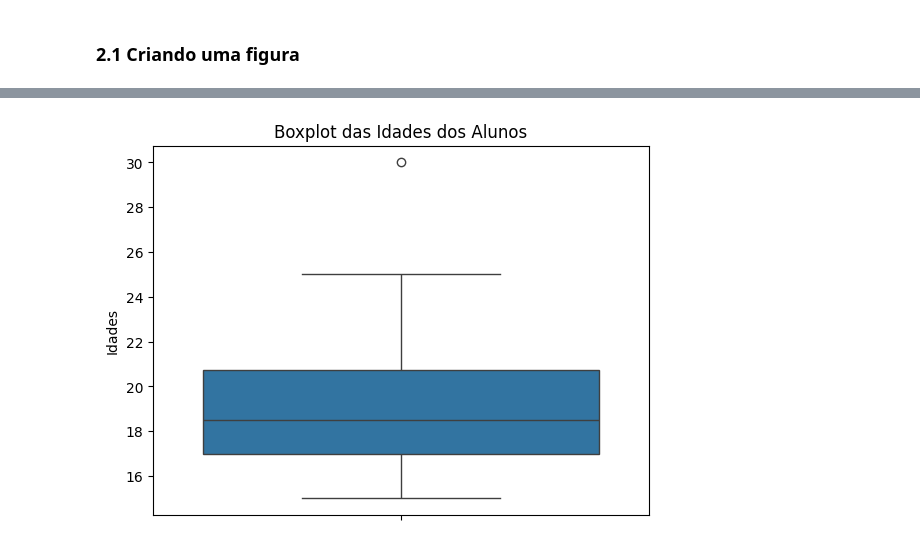
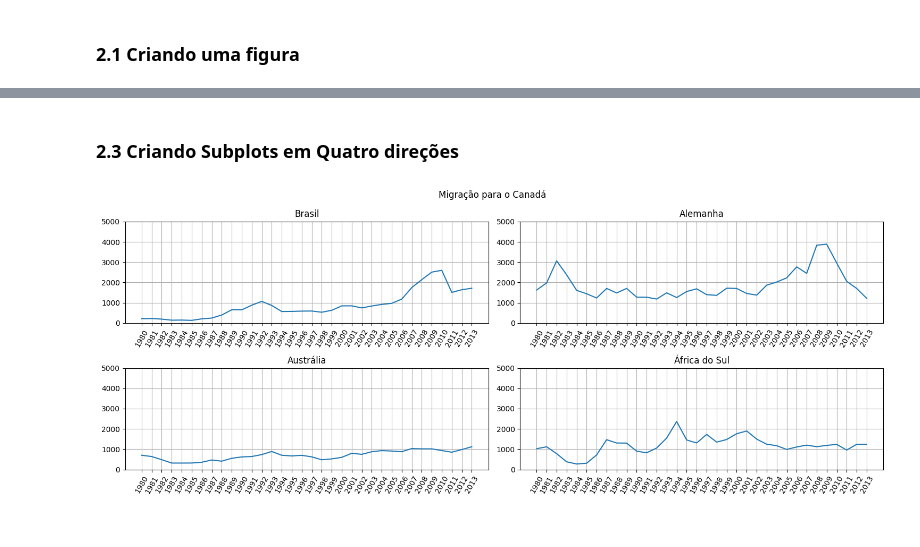
Before and after one commit to KaelDucatti/estudos-ds, a Jupyter notebook: data_visualization/01_criando_graficos_com_bibliotecas_py/classes.ipynb, the cells around one changed output, grey strips where cells are left out. Drawn from its saved outputs; the diff is of its cells as text; code cells hidden in the pictures.

```diff
--- a/data_visualization/01_criando_graficos_com_bibliotecas_py/classes.ipynb
+++ b/data_visualization/01_criando_graficos_com_bibliotecas_py/classes.ipynb
@@ -287,16 +224,32 @@ plt.show()
-# %%
-import matplotlib.pyplot as plt
-import seaborn as sns
-
-# Dados de exemplo
-idades = [15, 16, 16, 16, 17, 17, 18, 18, 18, 19, 19, 19, 20, 21, 22, 23, 25, 30]
-
-# Criando o boxplot
-sns.boxplot(data=idades)
-
-# Mostrando o gráfico
-plt.title('Boxplot das Idades dos Alunos')
-plt.ylabel('Idades')
-plt.show()
-# %% [output]
-[figure, removed]
+# %% [markdown]
+### 2.3 Criando Subplots em Quatro direções
+# %%
+anos = list(map(str, range(1980, 2014)))
+
+fig, axs = plt.subplots(2, 2, figsize=(15, 6))
+fig.suptitle("Migração para o Canadá")
+
+axs[0, 0].plot(df_1.loc["Brasil", anos])
+axs[0, 0].set_title("Brasil")
+
+axs[0, 1].plot(df_1.loc['Alemanha', anos])
+axs[0, 1].set_title("Alemanha")
+
+axs[1, 0].plot(df_1.loc['Austrália', anos])
+axs[1, 0].set_title("Austrália")
+
+axs[1, 1].plot(df_1.loc['África do Sul', anos])
+axs[1, 1].set_title("África do Sul")
+
+for ax in axs.flat:
+    ax.set_xticks(anos)
+    ax.set_xticklabels(anos, rotation=60)
+    ax.grid()
+
+for ax in axs.flat:
+    ax.set_ylim(0, 5000)
+
+fig.tight_layout()
+plt.show()
+# %% [output]
+[figure, added]
```
Also changed, not shown: parts of 10 cells of this notebook.
